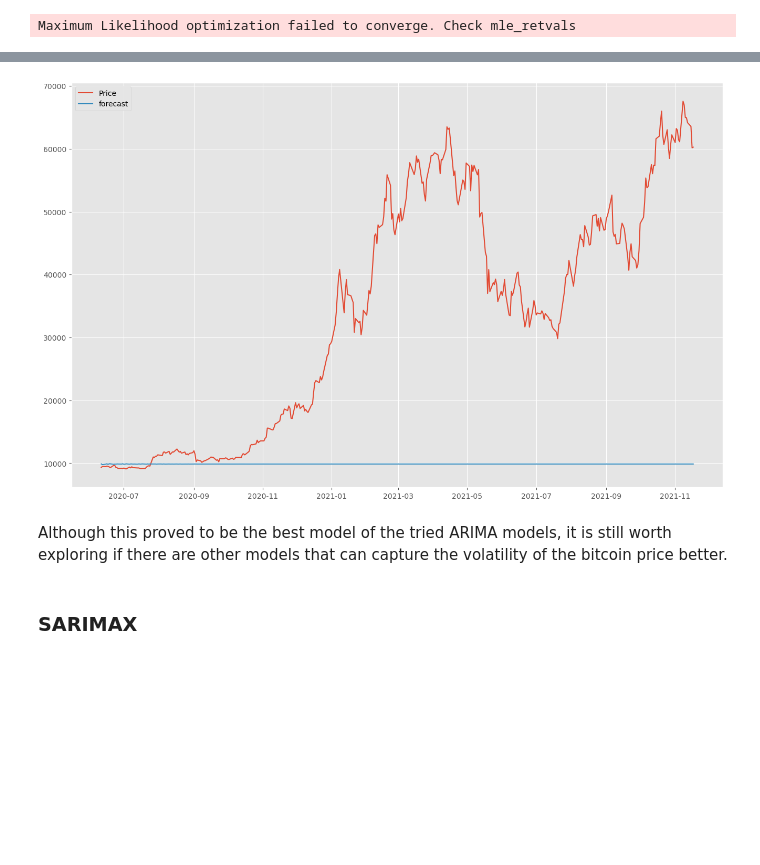
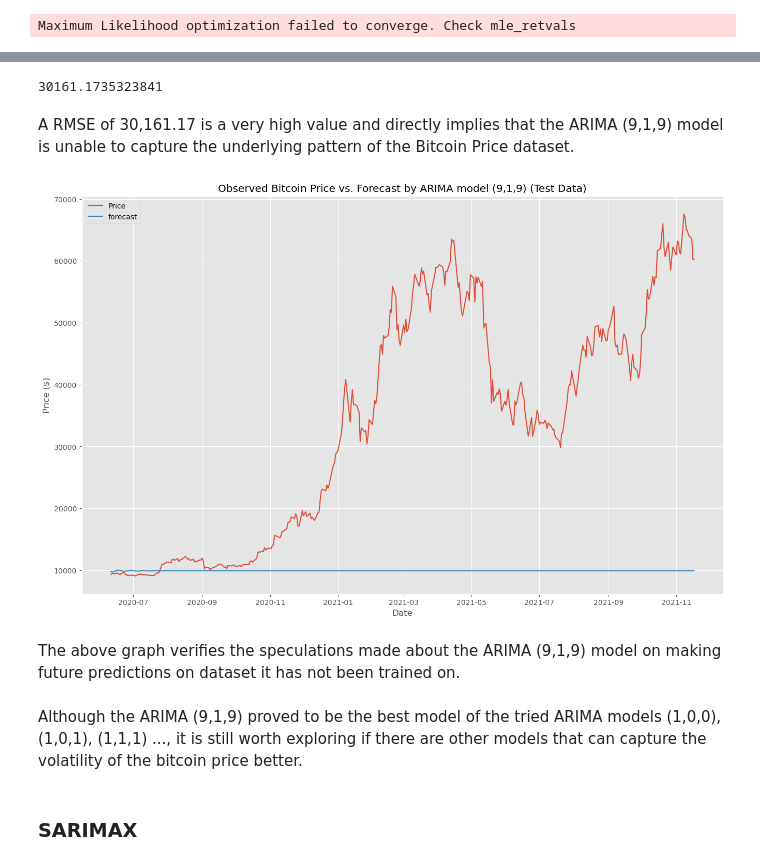
Before and after one commit to coolname101/bitcoin-stock-portfolio, a Jupyter notebook: notebooks/report_notebook.ipynb, the cells around one changed output, grey strips where cells are left out. Cells and saved outputs as stored; diff of their text form; code cells hidden in the pictures; blank space fills up the shorter version.

```diff
--- a/notebooks/report_notebook.ipynb
+++ b/notebooks/report_notebook.ipynb
@@ -800,7 +753,7 @@ df_results
 The best model is of order p=9, d=1 and q=9 or (9,1,9)
 # %%
 #Modeling with the best model
-model = ARIMA(X_train, order=(8,1,9))
+model = ARIMA(X_train, order=(9,1,9))
 #Training the model
 model_results = model.fit()
 # %% [output]
@@ -898,11 +867,25 @@ Freq: B, Name: predicted_mean, dtype: float64
+# %%
+# Creating a prediction Series using the number of test data.
+arima_predictions = model_results.forecast(steps=len(X_test))
+# Evaluating the Root Mean Squared Error of the true prices and the model's predicted prices
+root_mean_squared_error(X_test, arima_predictions)
+# %% [output]
+30161.1735323841
+# %% [markdown]
+A RMSE of 30,161.17 is a very high value and directly implies that the ARIMA (9,1,9) model is unable to capture the underlying pattern of the Bitcoin Price dataset.
 # %%
 plt.plot(X_test.index, X_test, label='Price')
 plt.plot(arima_predictions.index, arima_predictions, label='forecast')
+plt.title("Observed Bitcoin Price vs. Forecast by ARIMA model (9,1,9) (Test Data)")
+plt.xlabel("Date")
+plt.ylabel("Price ($)")
 plt.legend()
 plt.show()
 # %% [output]
-[figure, old version]
+[figure, new version]
+# %% [markdown]
+The above graph verifies the speculations made about the ARIMA (9,1,9) model on making future predictions on dataset it has not been trained on.
 # %% [markdown]
-Although this proved to be the best model of the tried ARIMA models, it is still worth exploring if there are other models that can capture the volatility of the bitcoin price better.
+Although the ARIMA (9,1,9) proved to be the best model of the tried ARIMA models (1,0,0), (1,0,1), (1,1,1) ..., it is still worth exploring if there are other models that can capture the volatility of the bitcoin price better.
 # %% [markdown]
 ### SARIMAX
```
Also changed, not shown: parts of 25 cells of this notebook.
